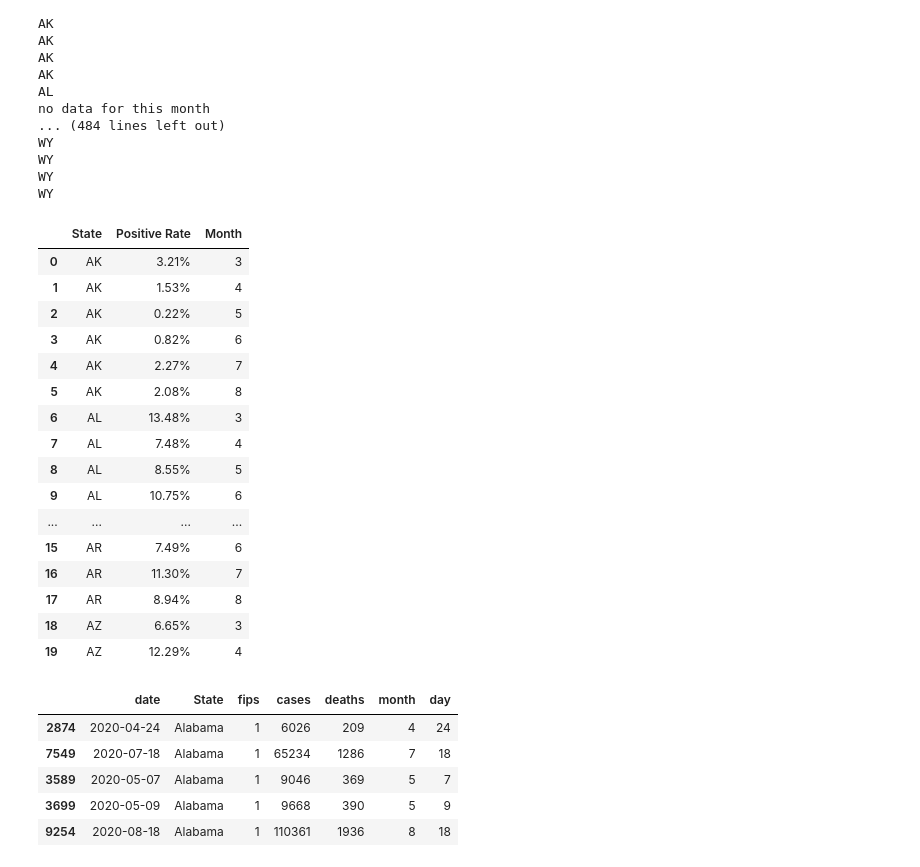
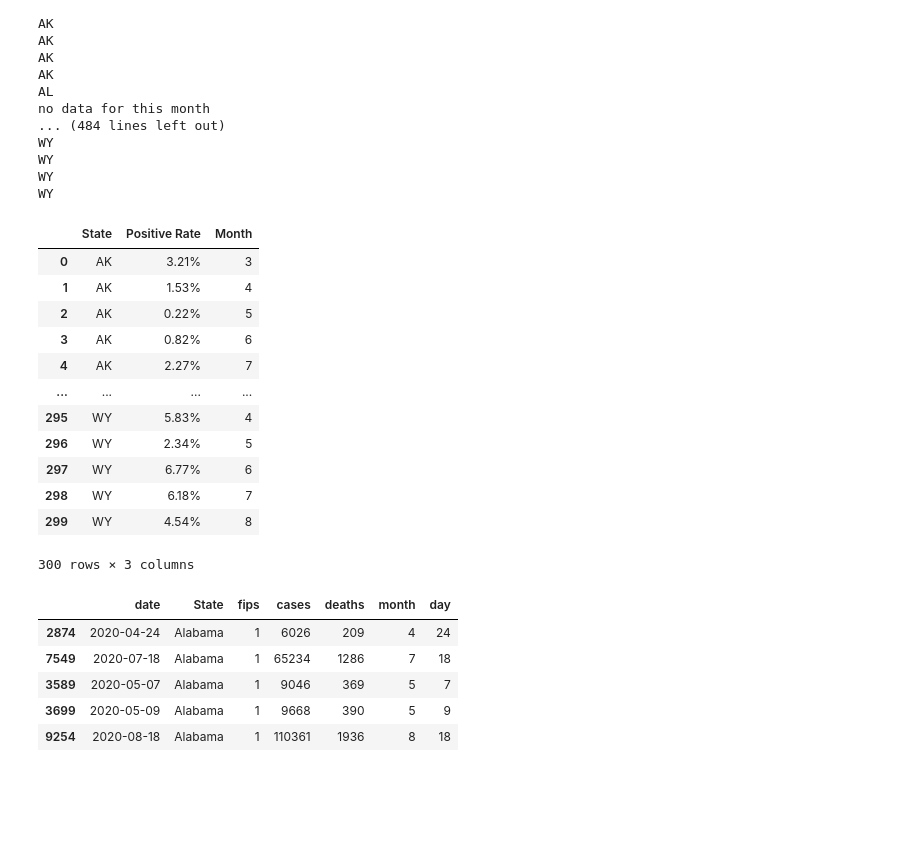
Before and after one commit to jamisonunruh24/Project-1, a Jupyter notebook: Project_Working_Data.ipynb, the cells around one changed output. Cells and saved outputs as stored; diff of their text form; code cells hidden in the pictures; blank space fills up the shorter version.

```diff
--- a/Project_Working_Data.ipynb
+++ b/Project_Working_Data.ipynb
@@ -38,11 +39,11 @@ state_current_data=pd.DataFrame(state_current_data)
 url = "https://api.covidtracking.com/v1/states/daily.json"
 state_daily_data = (requests.get(url)).json()
 state_daily_data=pd.DataFrame(state_daily_data)
+state_daily_data['date'] = pd.to_datetime(state_daily_data['date'], format='%Y%m%d')
 state_daily_data = state_daily_data.set_index("state")
-
 state_daily_data = state_daily_data.drop(["AS","GU","MP","PR", "VI","DC"])
 state_daily_data = state_daily_data.reset_index()
-state_daily_data
+
 #loop for summing for total state cases
 states = state_daily_data["state"].unique()
 total_cases_by_state = []
@@ -51,3 +52,5 @@ total_cases_by_state = []
 for state in states:
     state_case = state_daily_data.loc[state_daily_data["state"] == state]
     total_cases_by_state.append(state_case["positive"].sum())
+
+state_daily_data
@@ -115,28 +132,24 @@ WY
 # %%
 pos_rates_df = pd.DataFrame({
     "State": state_list,
     "Positive Rate": positive_rates,
     "Month": month_list
 })
-pos_rates_df.head(20)
+pos_rates_df.head(500)
 # %% [output]
 |  | State | Positive Rate | Month |
 | 0 | AK | 3.21% | 3 |
 | 1 | AK | 1.53% | 4 |
 | 2 | AK | 0.22% | 5 |
 | 3 | AK | 0.82% | 6 |
 | 4 | AK | 2.27% | 7 |
-| 5 | AK | 2.08% | 8 |
-| 6 | AL | 13.48% | 3 |
-| 7 | AL | 7.48% | 4 |
-| 8 | AL | 8.55% | 5 |
-| 9 | AL | 10.75% | 6 |
 | ... | ... | ... | ... |
-| 15 | AR | 7.49% | 6 |
-| 16 | AR | 11.30% | 7 |
-| 17 | AR | 8.94% | 8 |
-| 18 | AZ | 6.65% | 3 |
-| 19 | AZ | 12.29% | 4 |
+| 295 | WY | 5.83% | 4 |
+| 296 | WY | 2.34% | 5 |
+| 297 | WY | 6.77% | 6 |
+| 298 | WY | 6.18% | 7 |
+| 299 | WY | 4.54% | 8 |
+300 rows × 3 columns
 # %%
 #States total population
 state_pop = []
```
Also changed, not shown: parts of 2 cells of this notebook.
